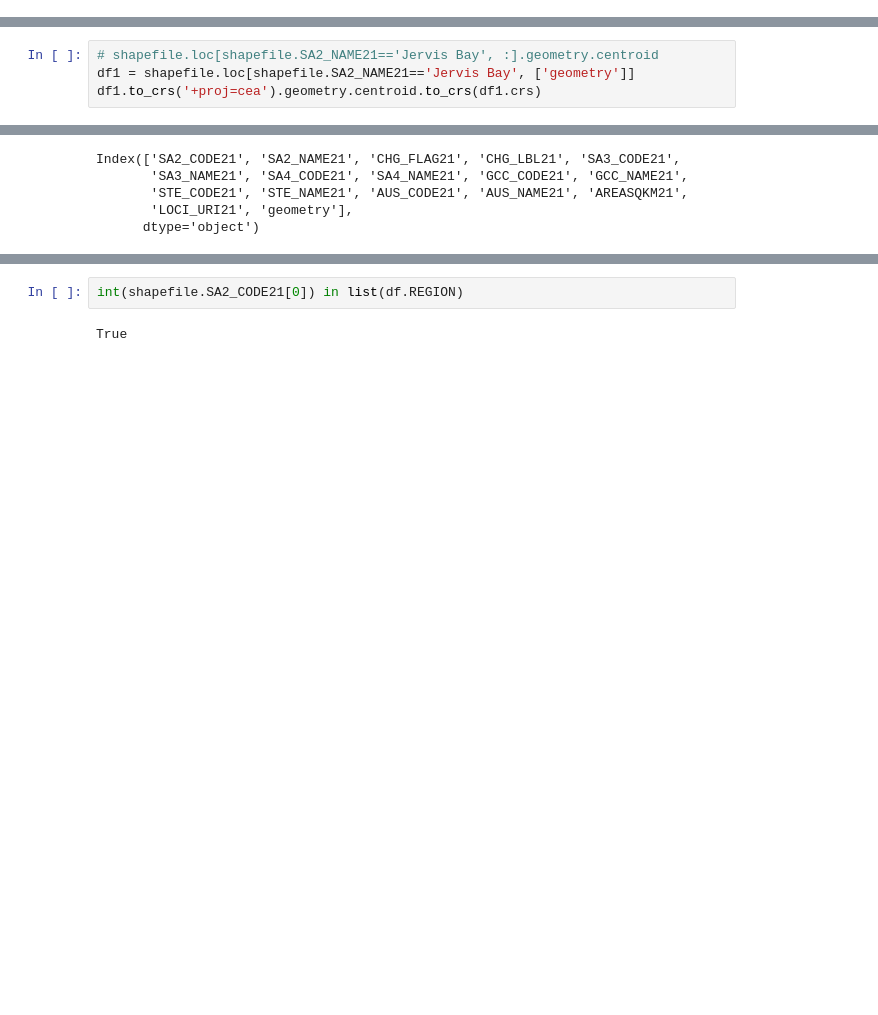
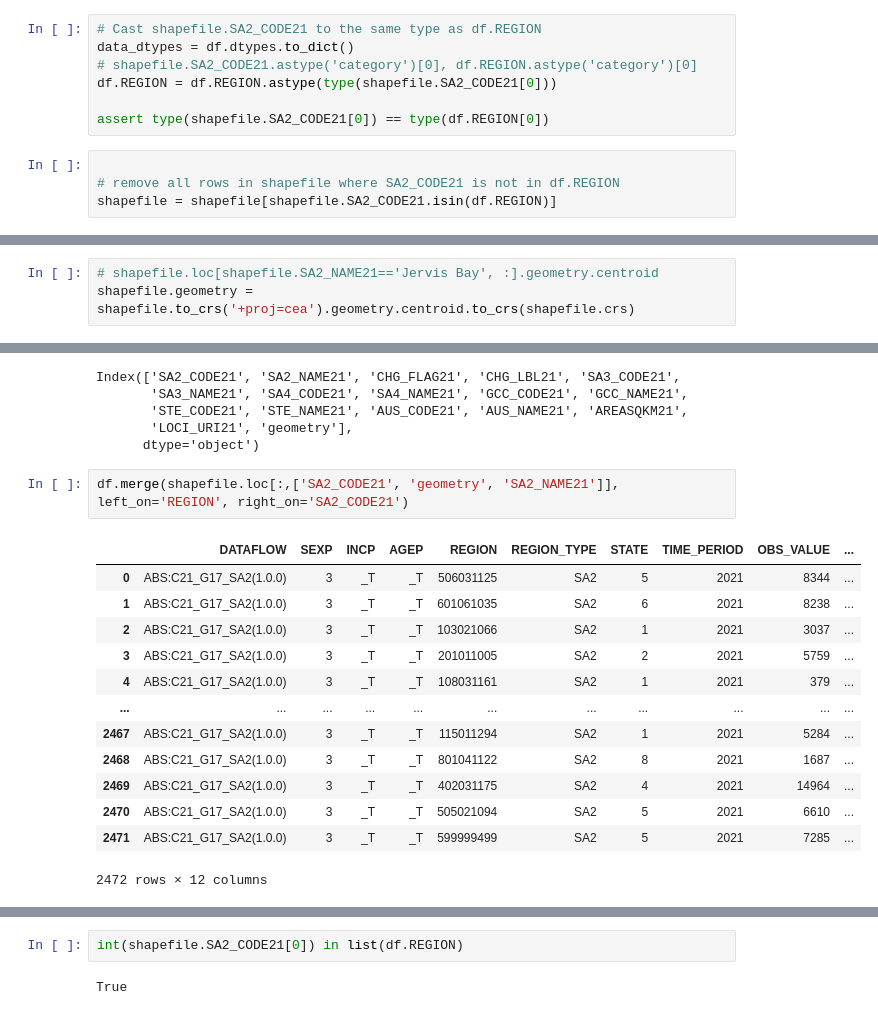
Before and after one commit to Tell1/prop-recommender, a Jupyter notebook: notebooks/eda.ipynb, the cells around one changed output, grey strips where cells are left out. Cells and saved outputs as stored; diff of their text form; blank space fills up the shorter version.

```diff
--- a/notebooks/eda.ipynb
+++ b/notebooks/eda.ipynb
@@ -82,6 +174,16 @@ shapefile.head()
+# %%
+# Cast shapefile.SA2_CODE21 to the same type as df.REGION
+data_dtypes = df.dtypes.to_dict()
+# shapefile.SA2_CODE21.astype('category')[0], df.REGION.astype('category')[0]
+df.REGION = df.REGION.astype(type(shapefile.SA2_CODE21[0]))
+
+assert type(shapefile.SA2_CODE21[0]) == type(df.REGION[0])
+# %%
+
+# remove all rows in shapefile where SA2_CODE21 is not in df.REGION
+shapefile = shapefile[shapefile.SA2_CODE21.isin(df.REGION)]
 # %% [markdown]
 ## GPS coordinates need projecting to and from CEA, to account for shape of the earth (check this)
 # %%
 # shapefile.loc[shapefile.SA2_NAME21=='Jervis Bay', :].geometry.centroid
-df1 = shapefile.loc[shapefile.SA2_NAME21=='Jervis Bay', ['geometry']]
-df1.to_crs('+proj=cea').geometry.centroid.to_crs(df1.crs)
+shapefile.geometry = shapefile.to_crs('+proj=cea').geometry.centroid.to_crs(shapefile.crs)
@@ -99,3 +202,19 @@ Index(['SA2_CODE21', 'SA2_NAME21', 'CHG_FLAG21', 'CHG_LBL21', 'SA3_CODE21',
        'STE_CODE21', 'STE_NAME21', 'AUS_CODE21', 'AUS_NAME21', 'AREASQKM21',
        'LOCI_URI21', 'geometry'],
       dtype='object')
+# %%
+df.merge(shapefile.loc[:,['SA2_CODE21', 'geometry', 'SA2_NAME21']], left_on='REGION', right_on='SA2_CODE21')
+# %% [output]
+|  | DATAFLOW | SEXP | INCP | AGEP | REGION | REGION_TYPE | STATE | TIME_PERIOD | OBS_VALUE | ... |
+| 0 | ABS:C21_G17_SA2(1.0.0) | 3 | _T | _T | 506031125 | SA2 | 5 | 2021 | 8344 | ... |
+| 1 | ABS:C21_G17_SA2(1.0.0) | 3 | _T | _T | 601061035 | SA2 | 6 | 2021 | 8238 | ... |
+| 2 | ABS:C21_G17_SA2(1.0.0) | 3 | _T | _T | 103021066 | SA2 | 1 | 2021 | 3037 | ... |
+| 3 | ABS:C21_G17_SA2(1.0.0) | 3 | _T | _T | 201011005 | SA2 | 2 | 2021 | 5759 | ... |
+| 4 | ABS:C21_G17_SA2(1.0.0) | 3 | _T | _T | 108031161 | SA2 | 1 | 2021 | 379 | ... |
+| ... | ... | ... | ... | ... | ... | ... | ... | ... | ... | ... |
+| 2467 | ABS:C21_G17_SA2(1.0.0) | 3 | _T | _T | 115011294 | SA2 | 1 | 2021 | 5284 | ... |
+| 2468 | ABS:C21_G17_SA2(1.0.0) | 3 | _T | _T | 801041122 | SA2 | 8 | 2021 | 1687 | ... |
+| 2469 | ABS:C21_G17_SA2(1.0.0) | 3 | _T | _T | 402031175 | SA2 | 4 | 2021 | 14964 | ... |
+| 2470 | ABS:C21_G17_SA2(1.0.0) | 3 | _T | _T | 505021094 | SA2 | 5 | 2021 | 6610 | ... |
+| 2471 | ABS:C21_G17_SA2(1.0.0) | 3 | _T | _T | 599999499 | SA2 | 5 | 2021 | 7285 | ... |
+2472 rows × 12 columns
```
Also changed, not shown: parts of 14 cells of this notebook, 3 other files.
